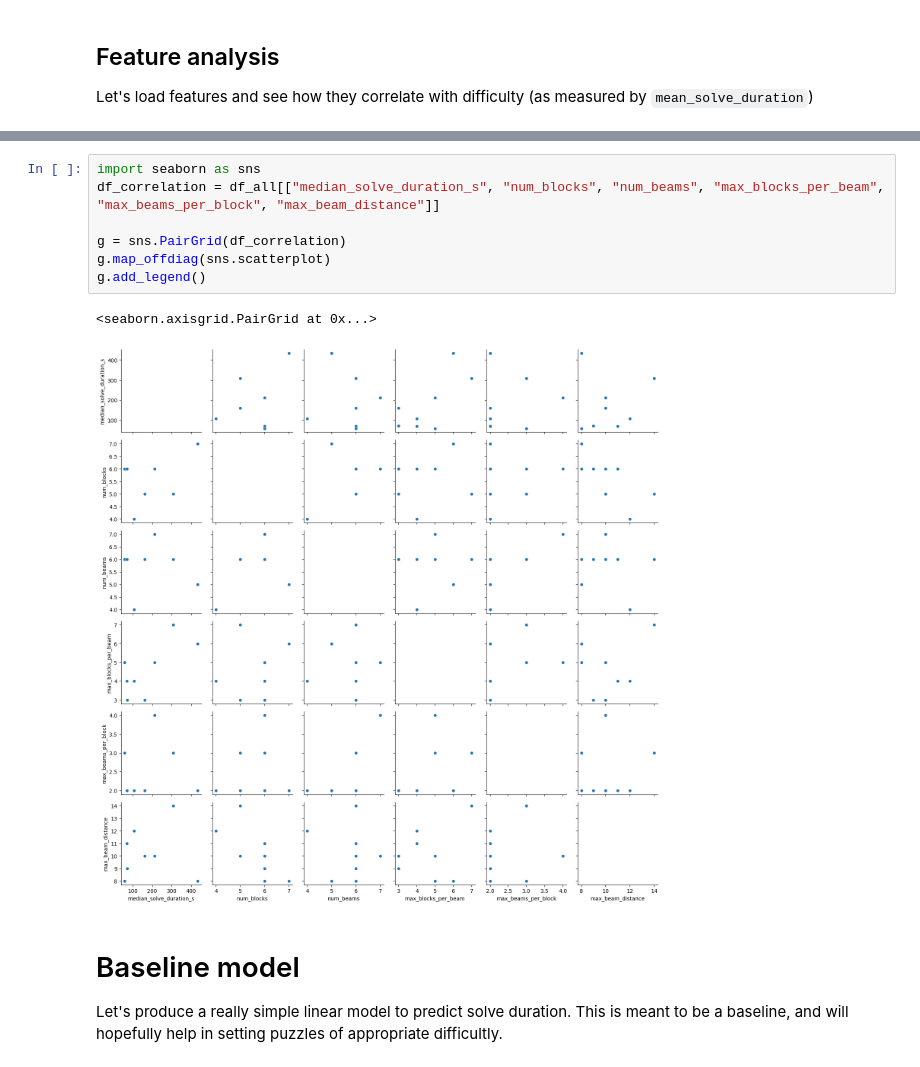
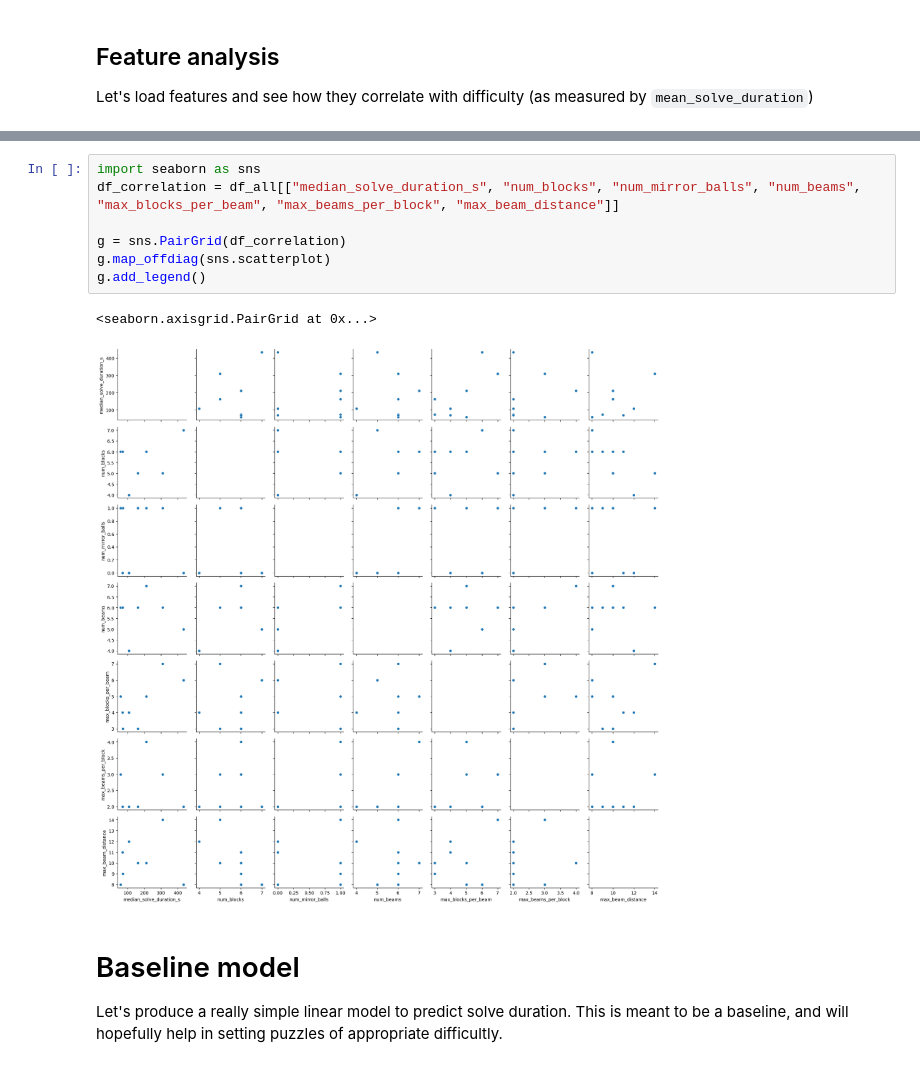
Before and after one commit to tomwhite/reflect, a Jupyter notebook: reflect-stats.ipynb, the cells around one changed output, grey strips where cells are left out. Saved outputs shown, nothing was run; the diff lists cells and outputs as text.

Commit message:
Add num_mirror_balls to features

```diff
--- a/reflect-stats.ipynb
+++ b/reflect-stats.ipynb
@@ -238,14 +238,14 @@ df_all
 | 7 | 2023-04-22 | 8 | 8 | 6 | 75.000000 | 25.000000 | 0 days 00:01:09.469000 | 69.4690 | ... |
 # %%
 import seaborn as sns
-df_correlation = df_all[["median_solve_duration_s", "num_blocks", "num_beams", "max_blocks_per_beam", "max_beams_per_block", "max_beam_distance"]]
+df_correlation = df_all[["median_solve_duration_s", "num_blocks", "num_mirror_balls", "num_beams", "max_blocks_per_beam", "max_beams_per_block", "max_beam_distance"]]
 
 g = sns.PairGrid(df_correlation)
 g.map_offdiag(sns.scatterplot)
 g.add_legend()
 # %% [output]
 <seaborn.axisgrid.PairGrid at 0x...>
-[figure, old version]
+[figure, new version]
 # %% [markdown]
 # Baseline model
 
```
Also changed, not shown: parts of 1 cell of this notebook, 3 other files.
